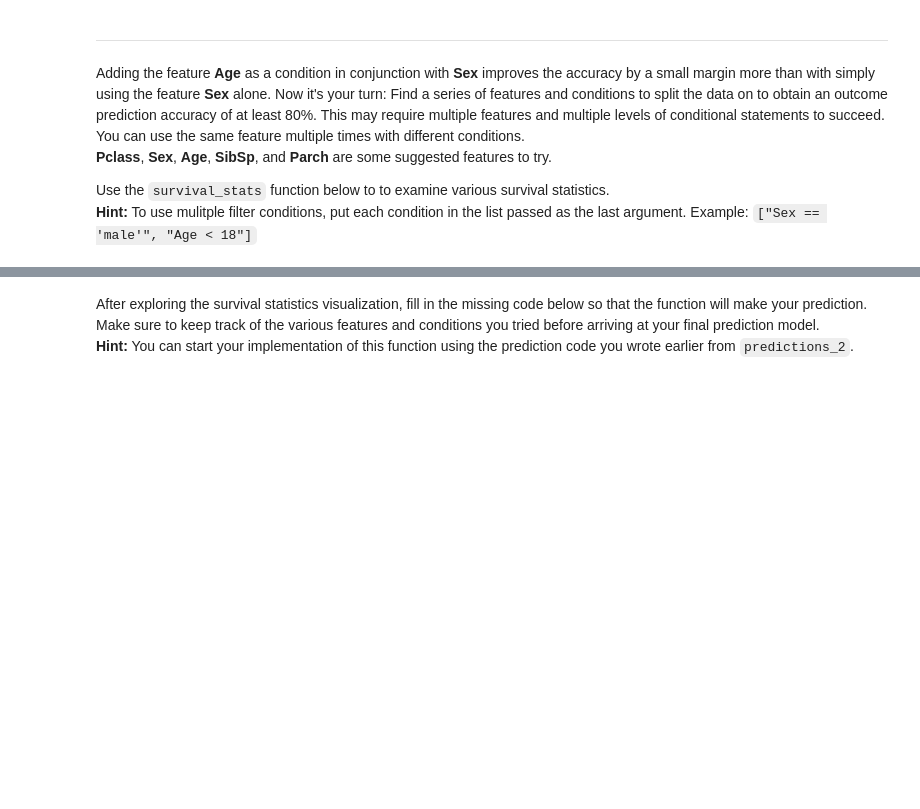
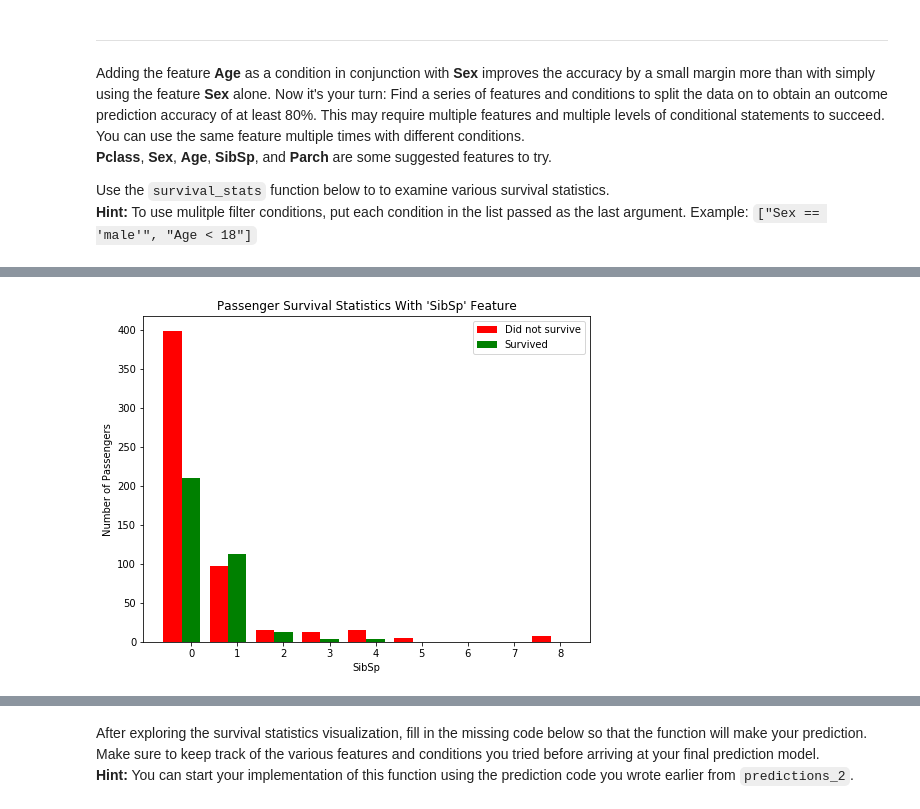
Before and after one commit to palpen/udacity_ml_engineer_projects, a Jupyter notebook: titanic_survival_exploration/titanic_survival_exploration.ipynb, the cells around one changed output, grey strips where cells are left out. Cells and saved outputs as stored; diff of their text form; code cells hidden in the pictures; blank space fills up the shorter version.

```diff
--- a/titanic_survival_exploration/titanic_survival_exploration.ipynb
+++ b/titanic_survival_exploration/titanic_survival_exploration.ipynb
@@ -197 +226,6 @@ Use the `survival_stats` function below to to examine various survival statistic
+# %%
+# vs.survival_stats(data, outcomes, 'SibSp', ["Sex == male"])
+vs.survival_stats(data, outcomes, 'SibSp')
+# %% [output]
+[figure, added]
 # %%
```
Also changed, not shown: parts of 21 cells of this notebook.
